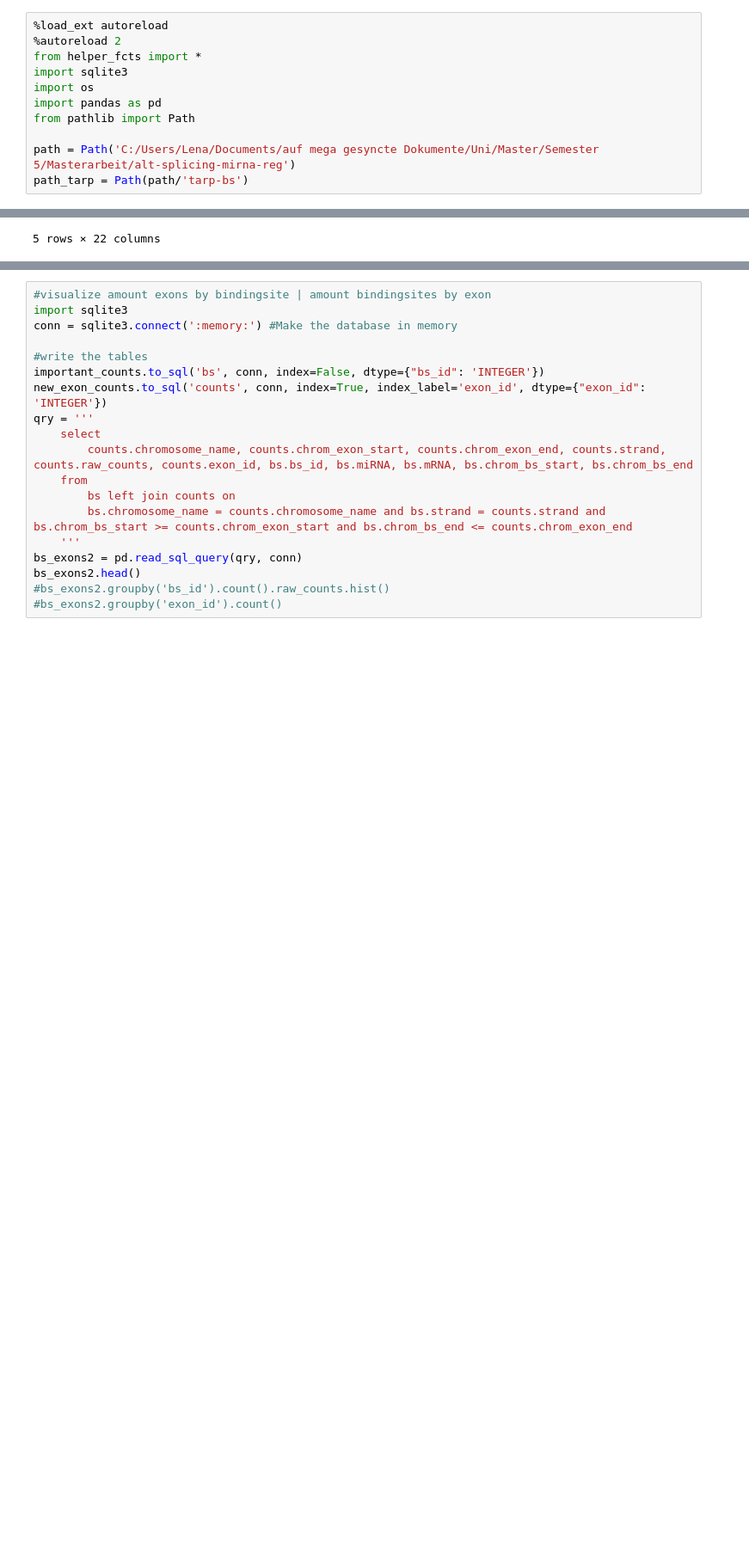
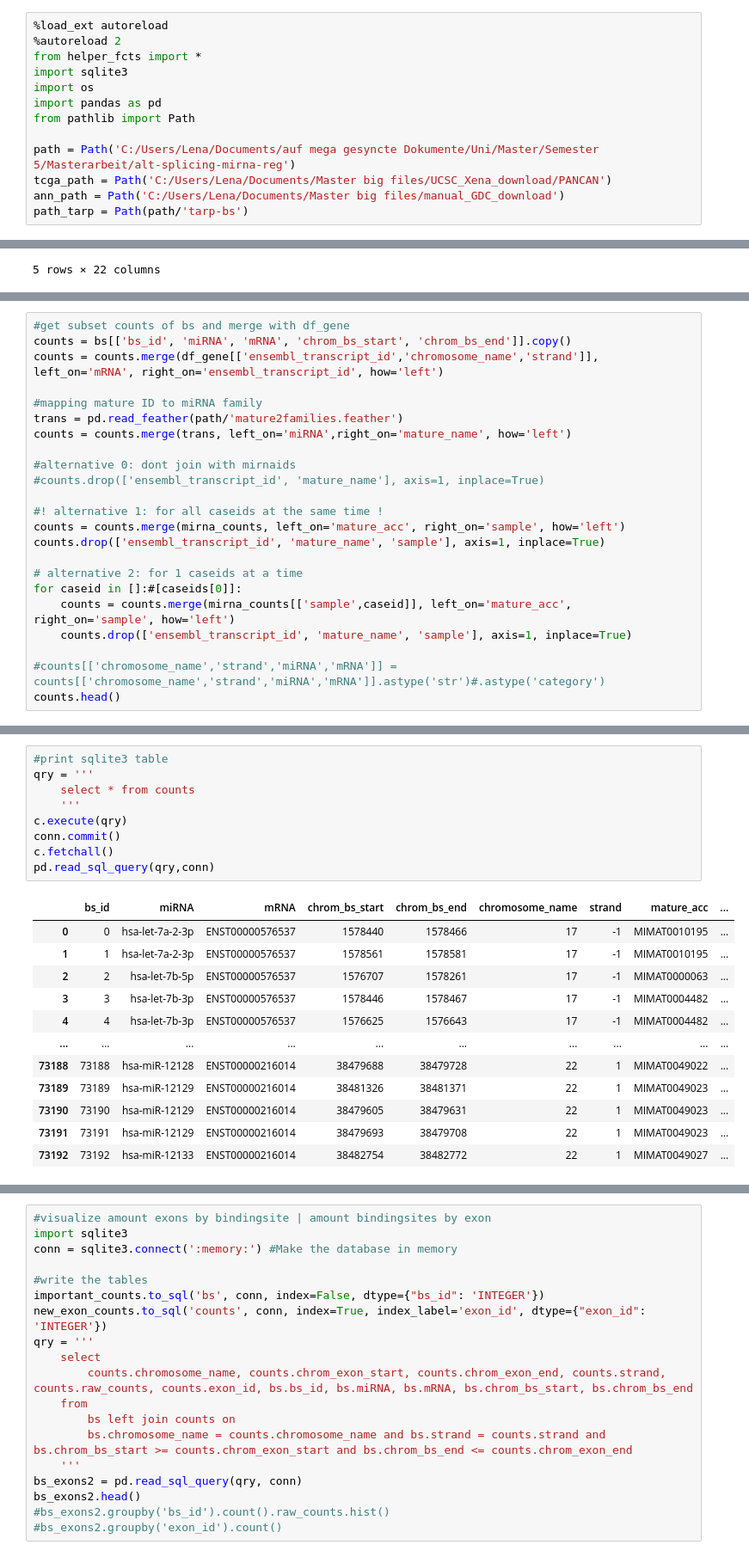
Before and after one commit to lenamariahackl/alt-splicing-mirna-reg, a Jupyter notebook: elastic_net.ipynb, the cells around one changed output, grey strips where cells are left out. Shown at 86% size. Drawn from its saved outputs; the diff is of its cells as text; blank space fills up the shorter version.

Commit message:
use Xena GRCh38

```diff
--- a/elastic_net.ipynb
+++ b/elastic_net.ipynb
@@ -12,4 +12,6 @@ import pandas as pd
 from pathlib import Path
 
 path = Path('C:/Users/Lena/Documents/auf mega gesyncte Dokumente/Uni/Master/Semester 5/Masterarbeit/alt-splicing-mirna-reg')
+tcga_path = Path('C:/Users/Lena/Documents/Master big files/UCSC_Xena_download/PANCAN')
+ann_path = Path('C:/Users/Lena/Documents/Master big files/manual_GDC_download')
 path_tarp = Path(path/'tarp-bs')
@@ -355,0 +205,23 @@ qry = '''
+# %%
+#get subset counts of bs and merge with df_gene
+counts = bs[['bs_id', 'miRNA', 'mRNA', 'chrom_bs_start', 'chrom_bs_end']].copy()
+counts = counts.merge(df_gene[['ensembl_transcript_id','chromosome_name','strand']], left_on='mRNA', right_on='ensembl_transcript_id', how='left')
+
+#mapping mature ID to miRNA family
+trans = pd.read_feather(path/'mature2families.feather')
+counts = counts.merge(trans, left_on='miRNA',right_on='mature_name', how='left')
+
+#alternative 0: dont join with mirnaids
+#counts.drop(['ensembl_transcript_id', 'mature_name'], axis=1, inplace=True)
+
+#! alternative 1: for all caseids at the same time !
+counts = counts.merge(mirna_counts, left_on='mature_acc', right_on='sample', how='left')
+counts.drop(['ensembl_transcript_id', 'mature_name', 'sample'], axis=1, inplace=True)
+
+# alternative 2: for 1 caseids at a time
+for caseid in []:#[caseids[0]]:
+    counts = counts.merge(mirna_counts[['sample',caseid]], left_on='mature_acc', right_on='sample', how='left')
+    counts.drop(['ensembl_transcript_id', 'mature_name', 'sample'], axis=1, inplace=True)
+
+#counts[['chromosome_name','strand','miRNA','mRNA']] = counts[['chromosome_name','strand','miRNA','mRNA']].astype('str')#.astype('category')
+counts.head()
@@ -355,0 +259,22 @@ qry = '''
+# %%
+#print sqlite3 table
+qry = '''
+    select * from counts
+    '''
+c.execute(qry)
+conn.commit()
+c.fetchall()
+pd.read_sql_query(qry,conn)
+# %% [output]
+|  | bs_id | miRNA | mRNA | chrom_bs_start | chrom_bs_end | chromosome_name | strand | mature_acc | ... |
+| 0 | 0 | hsa-let-7a-2-3p | ENST00000576537 | 1578440 | 1578466 | 17 | -1 | MIMAT0010195 | ... |
+| 1 | 1 | hsa-let-7a-2-3p | ENST00000576537 | 1578561 | 1578581 | 17 | -1 | MIMAT0010195 | ... |
+| 2 | 2 | hsa-let-7b-5p | ENST00000576537 | 1576707 | 1578261 | 17 | -1 | MIMAT0000063 | ... |
+| 3 | 3 | hsa-let-7b-3p | ENST00000576537 | 1578446 | 1578467 | 17 | -1 | MIMAT0004482 | ... |
+| 4 | 4 | hsa-let-7b-3p | ENST00000576537 | 1576625 | 1576643 | 17 | -1 | MIMAT0004482 | ... |
+| ... | ... | ... | ... | ... | ... | ... | ... | ... | ... |
+| 73188 | 73188 | hsa-miR-12128 | ENST00000216014 | 38479688 | 38479728 | 22 | 1 | MIMAT0049022 | ... |
+| 73189 | 73189 | hsa-miR-12129 | ENST00000216014 | 38481326 | 38481371 | 22 | 1 | MIMAT0049023 | ... |
+| 73190 | 73190 | hsa-miR-12129 | ENST00000216014 | 38479605 | 38479631 | 22 | 1 | MIMAT0049023 | ... |
+| 73191 | 73191 | hsa-miR-12129 | ENST00000216014 | 38479693 | 38479708 | 22 | 1 | MIMAT0049023 | ... |
+| 73192 | 73192 | hsa-miR-12133 | ENST00000216014 | 38482754 | 38482772 | 22 | 1 | MIMAT0049027 | ... |
```
Also changed, not shown: parts of 57 cells of this notebook.
